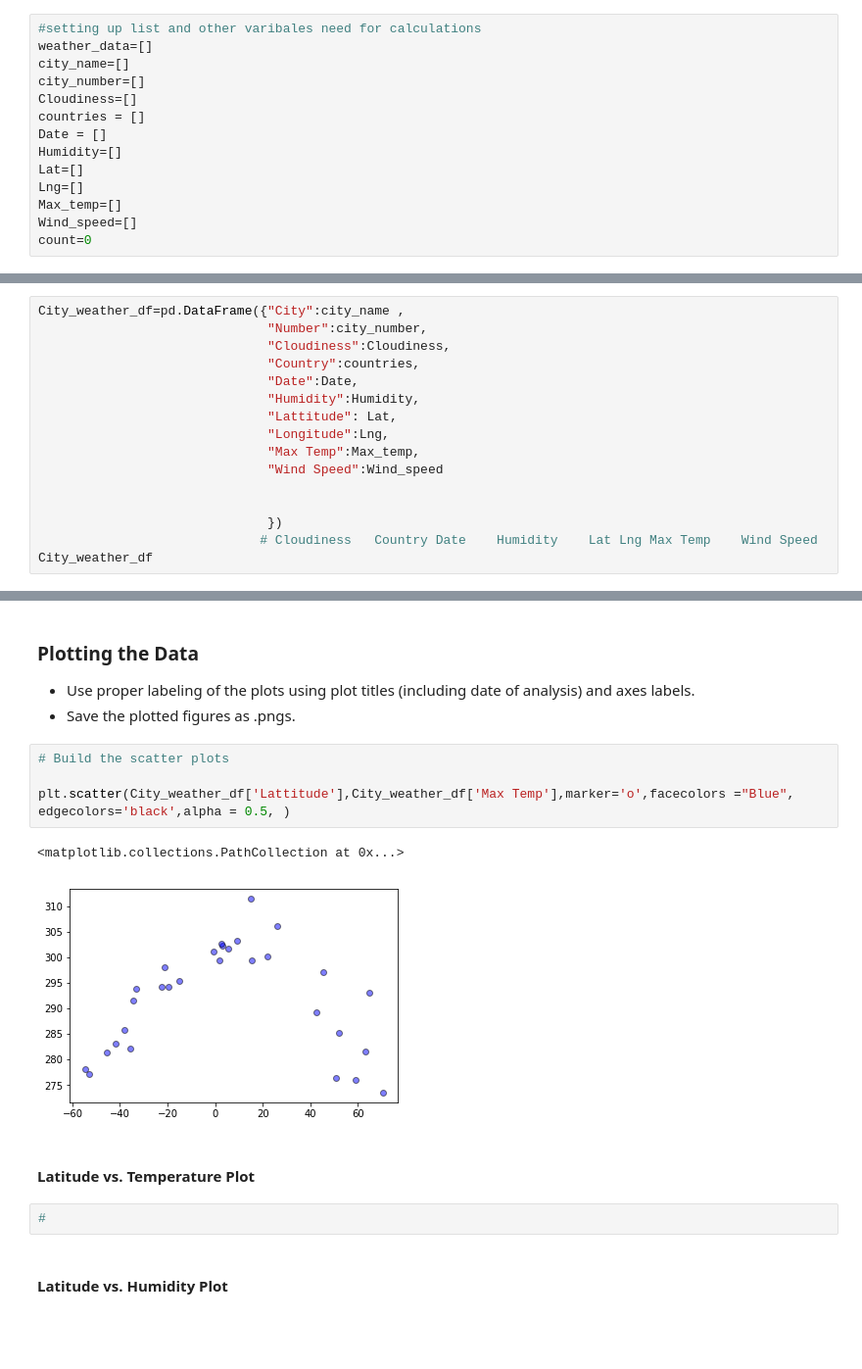
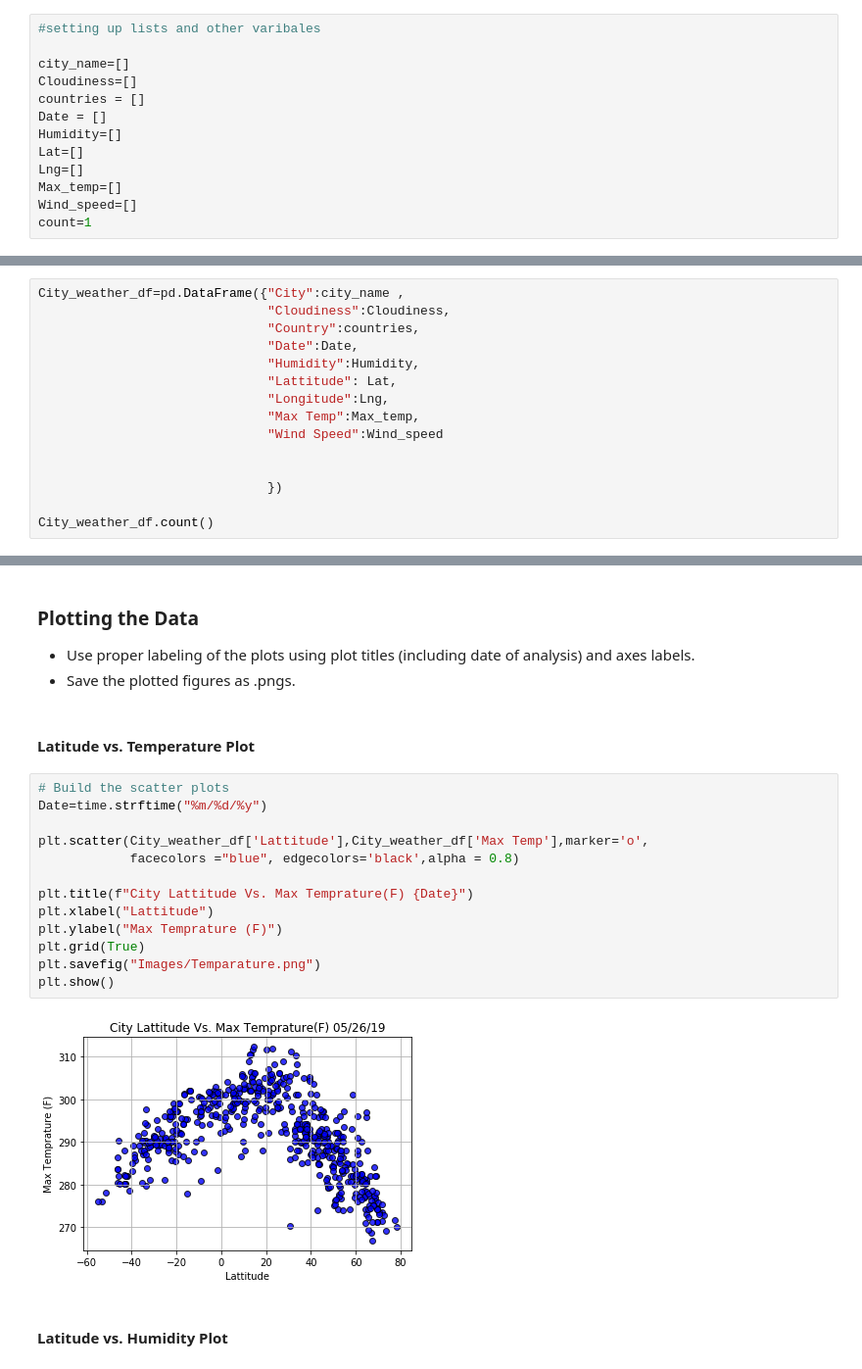
Before and after one commit to usn1485/Python_API_HW, a Jupyter notebook: WeatherPy.ipynb, the cells around one changed output, grey strips where cells are left out. Shown at 98% size. Drawn from its saved outputs; the diff is of its cells as text; blank space fills up the shorter version.

```diff
--- a/WeatherPy.ipynb
+++ b/WeatherPy.ipynb
@@ -72,8 +67,7 @@ url="http://api.openweathermap.org/data/2.5/weather?"
 # %%
-#setting up list and other varibales need for calculations
-weather_data=[]
+#setting up lists and other varibales
+
 city_name=[]
-city_number=[]
 Cloudiness=[]
 countries = []
 Date = []
@@ -82,5 +76,5 @@ Lat=[]
 Lng=[]
 Max_temp=[]
 Wind_speed=[]
-count=0
+count=1
 # %%
@@ -142,7 +150,6 @@ done
 * Display the DataFrame
 # %%
 City_weather_df=pd.DataFrame({"City":city_name ,
-                              "Number":city_number,
                               "Cloudiness":Cloudiness,
                               "Country":countries,
                               "Date":Date,
@@ -154,6 +161,6 @@ City_weather_df=pd.DataFrame({"City":city_name ,
 
 
                               })
-                             # Cloudiness	Country	Date	Humidity	Lat	Lng	Max Temp	Wind Speed
-City_weather_df
+
+City_weather_df.count()
 # %% [output]
@@ -184,16 +190,22 @@ City_weather_df
 ### Plotting the Data
 * Use proper labeling of the plots using plot titles (including date of analysis) and axes labels.
 * Save the plotted figures as .pngs.
-# %%
-# Build the scatter plots
-
-plt.scatter(City_weather_df['Lattitude'],City_weather_df['Max Temp'],marker='o',facecolors ="Blue", edgecolors='black',alpha = 0.5, )
-# %% [output]
-<matplotlib.collections.PathCollection at 0x...>
-[figure, removed]
 # %% [markdown]
 #### Latitude vs. Temperature Plot
-# %%
-#
+# %%
+# Build the scatter plots
+Date=time.strftime("%m/%d/%y")
+
+plt.scatter(City_weather_df['Lattitude'],City_weather_df['Max Temp'],marker='o',
+            facecolors ="blue", edgecolors='black',alpha = 0.8)
+
+plt.title(f"City Lattitude Vs. Max Temprature(F) {Date}")
+plt.xlabel("Lattitude")
+plt.ylabel("Max Temprature (F)")
+plt.grid(True)
+plt.savefig("Images/Temparature.png")
+plt.show()
+# %% [output]
+[figure, added]
 # %% [markdown]
 #### Latitude vs. Humidity Plot
```
Also changed, not shown: parts of 11 cells of this notebook, 5 other files.
